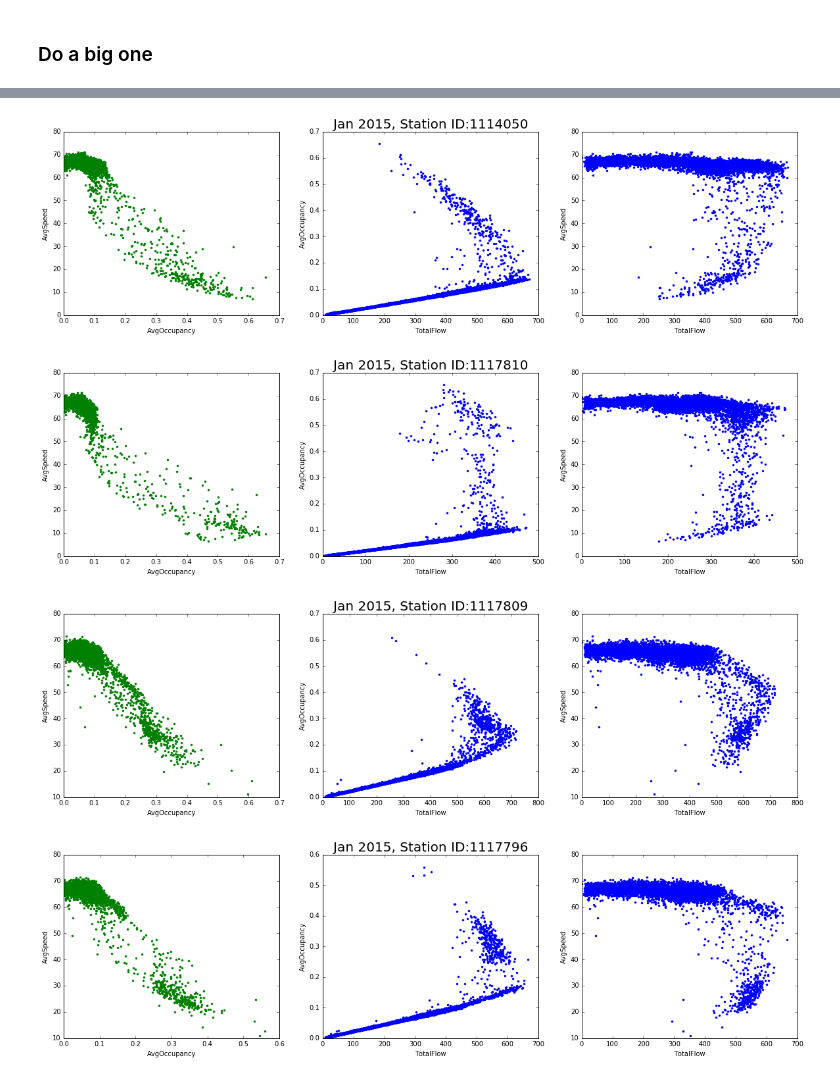
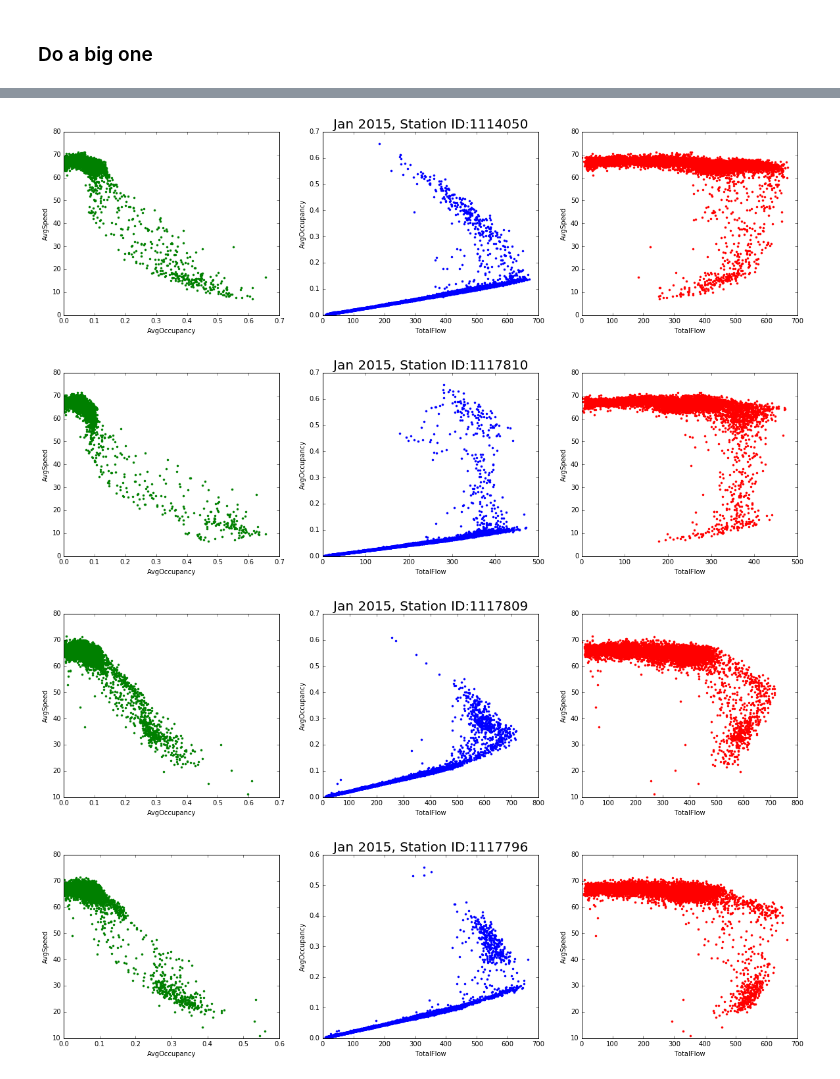
Before and after one commit to abrespect/DSE_Cohort2_Traffic_Capstone, a Jupyter notebook: cohort2/exploration/traffic_flow_speed_occupancy_relationship.ipynb, the cells around one changed output, grey strips where cells are left out. Cells and saved outputs as stored; diff of their text form; code cells hidden in the pictures.

Commit message:
cleaned up traffic_flow_speed_occupancy_relationship

```diff
--- a/cohort2/exploration/traffic_flow_speed_occupancy_relationship.ipynb
+++ b/cohort2/exploration/traffic_flow_speed_occupancy_relationship.ipynb
@@ -172,3 +91,14 @@ small_df.plot?
+# %%
+small_df['Power'] = small_df['TotalFlow'] * small_df['AvgSpeed'] # a manufactured variable we didn't use
+small_df['Efficiency'] = small_df['AvgSpeed'] /  small_df['TotalFlow'] # a manufactured variable we didn't use
+small_df['Density'] = small_df['TotalFlow'] / small_df['AvgSpeed']
+small_df['Timestamp'] = pd.to_datetime(small_df['Timestamp'])
+small_df['Time'] = small_df['Timestamp'].apply(lambda x:x.time())
+small_df['Date'] = small_df['Timestamp'].apply(lambda x:x.date())
+time_df = pd.DataFrame()
+time_df['Time'] = small_df['Time'].unique()
+time_df = time_df.sort_values('Time').reset_index(drop=True).reset_index()
+small_df = small_df.merge(time_df)
 # %%
 small_df.plot('index','TotalFlow','scatter', figsize=(20,10))
 small_df.plot('index','AvgSpeed','scatter', figsize=(20,10))
@@ -193,5 +119,5 @@ pivoted
 # %%
-my_list = list(sensor_results.ix[:15,'Station'])
+my_list = list(sensor_results.ix[:5,'Station'])
 for station in my_list:
     small_df = big_df.ix[big_df.Station == station,['Timestamp','TotalFlow','AvgOccupancy','AvgSpeed']]
     small_df.plot('TotalFlow','AvgSpeed','scatter')
@@ -212,5 +131,5 @@ for station in my_list:
 # %%
-my_list = list(sensor_results.ix[:15,'Station'])
+my_list = list(sensor_results.ix[:5,'Station'])
 for station in my_list:
     small_df = big_df.ix[big_df.Station == station,['Timestamp','TotalFlow','AvgOccupancy','AvgSpeed']]
     small_df.plot('TotalFlow','AvgOccupancy','scatter')
@@ -231,5 +143,5 @@ for station in my_list:
 # %%
-my_list = list(sensor_results.ix[:15,'Station'])
+my_list = list(sensor_results.ix[:5,'Station'])
 for station in my_list:
     small_df = big_df.ix[big_df.Station == station,['Timestamp','TotalFlow','AvgOccupancy','AvgSpeed']]
     small_df.plot('AvgOccupancy','AvgSpeed','scatter')
@@ -252,29 +155,29 @@ import matplotlib.pyplot as plt
 # %%
 my_list = list(sensor_results.ix[:3,'Station'])
 for station in my_list:
     small_df = big_df.ix[big_df.Station == station,['Timestamp','TotalFlow','AvgOccupancy','AvgSpeed']]
 
     fig = plt.figure(figsize = (20,5))
     ax1 = fig.add_subplot(1, 3, 1)
     ax2 = fig.add_subplot(1, 3, 2)
     plt.title('Jan 2015, Station ID:{}'.format(station),{'fontsize': 20})
     ax3 = fig.add_subplot(1, 3, 3)
     #ax3 = fig.add_subplot(2, 2, 4)
     ax1.plot(small_df.AvgOccupancy,small_df.AvgSpeed,'g.')
     ax2.plot(small_df.TotalFlow,small_df.AvgOccupancy,'b.')
 
 
-    ax3.plot(small_df.TotalFlow,small_df.AvgSpeed,'b.')
+    ax3.plot(small_df.TotalFlow,small_df.AvgSpeed,'r.')
     ax1.set_xlabel('AvgOccupancy')
     ax1.set_ylabel('AvgSpeed')
     ax2.set_xlabel('TotalFlow')
     ax2.set_ylabel('AvgOccupancy')
     ax3.set_xlabel('TotalFlow')
     ax3.set_ylabel('AvgSpeed')
     plt.show()
     #small_df.plot('Occ','Efficiency','scatter')
 # %% [output]
-[figure, old version]
+[figure, new version]
-[figure, old version]
+[figure, new version]
-[figure, old version]
+[figure, new version]
-[figure, old version]
+[figure, new version]
```
Also changed, not shown: parts of 39 cells of this notebook.
